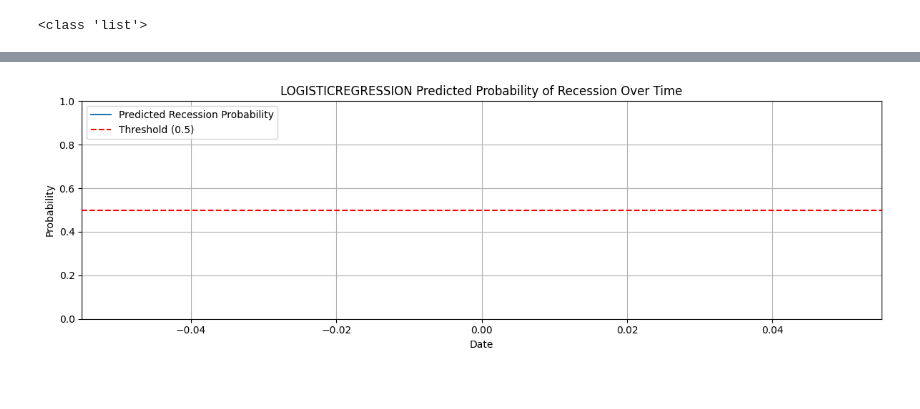
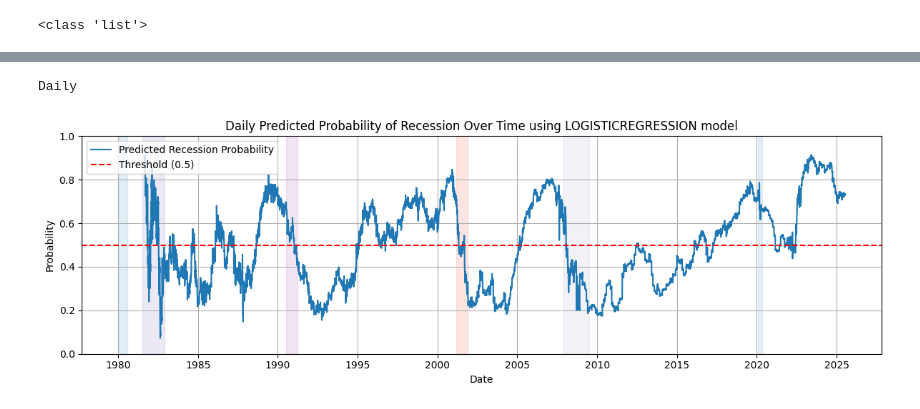
Before and after one commit to GordonOboh/RecessionPredictionML, a Jupyter notebook: Notebooks/Trad_Models2.ipynb, the cells around one changed output, grey strips where cells are left out. Saved outputs shown, nothing was run; the diff lists cells and outputs as text; code cells hidden in the pictures.

Commit message:
done with Trad_Models

```diff
--- a/Notebooks/Trad_Models2.ipynb
+++ b/Notebooks/Trad_Models2.ipynb
@@ -40,8 +40,17 @@ import matplotlib.pyplot as plt
 
 classifier_models = ['logistic', 'xgb', 'balanced_rf', 'easy_ensemble', 'rf']
 
+def xgb_init(y_train):
+    num_pos = sum(y_train == 1)
+    num_neg = sum(y_train == 0)
+    scale = num_neg / num_pos
+    #print(scale)
+    model = XGBClassifier(eval_metric='logloss', random_state=42, scale_pos_weight=scale)
+    return model
+
+
 dict_classifier_models = {'LogisticRegression': LogisticRegression(class_weight='balanced', max_iter=1000, random_state=42),
-                          #'xgb': None,
+                          'xgb': lambda y: xgb_init(y),
                           'BalancedRandomForestClassifier': BalancedRandomForestClassifier(n_estimators=200, random_state=42),
                           'EasyEnsembleClassifier': EasyEnsembleClassifier(n_estimators=200, random_state=42),
                           'RandomForestClassifier': RandomForestClassifier(class_weight='balanced', criterion='log_loss', random_state=42, n_estimators=200)
@@ -225,7 +142,13 @@ for time_freq, df in dict_features.items():
     classifier_results[time_freq] = {}
     for model_name, model in dict_classifier_models.items():
         classifier_results[time_freq][model_name] = {}
-        pipeline, probs = trad_model_init([X_train, y_train],[X_test, y_test], model)
+
+        if callable(model):
+            model_instance = model(y_train)
+        else:
+            model_instance = model
+
+        pipeline, probs = trad_model_init([X_train, y_train],[X_test, y_test], model_instance)
         classifier_results[time_freq][model_name]['pipeline'] = pipeline
         classifier_results[time_freq][model_name]['probs'] = probs
 # %%
@@ -297,45 +211,44 @@ print(len(classifier_results_selective['Daily']))
 # %%
+recessions = pd.read_csv(f"{project_dir}/Dataset/recession_periods.csv")
+
+
 for time_freq, df in dict_features.items():
+    print(time_freq)
     X = df.drop(columns='recession')
     y = df['recession']
     # Train-test split
     #split_at = pd.to_datetime('2015-01-01')
     X_train, X_test = X[X.index < split_at], X[X.index >= split_at]
     y_train, y_test = y[y.index < split_at], y[y.index >= split_at]
     for model_name in classifier_results_selective[time_freq].keys():
         #for pipeline_model in classifier_results_selective[time_freq][model_name]['pipeline']:#.values():
-        for prob_series in classifier_results_selective[time_freq][model_name]['probs']:
-            #data  =
-            #X_all = X
-            #dates_all = pd.to_datetime(X.index)
+        prob_series = classifier_results_selective[time_freq][model_name]['probs']
 
-            # Predict probabilities
-            #probs_all = pipeline_model.predict_proba(X_all)[:, 1]
-            #prob_series = pd.Series(probs_all, index=dates_all)
-            print(prob_series)
-            # Plot
-            #plt.figure(figsize=(12, 4))
-            #plt.plot(prob_series, label='Predicted Recession Probability')
-            #if model_name in ['logistic']:
-            #    plt.axhline(y=0.4, color='r', linestyle='--', label='Threshold (0.4)')
-            #elif model_name in ['balanced_rf','rf']:
-            #    plt.axhline(y=0.85, color='r', linestyle='--', label='Threshold (0.8)')
-            #else:
-            #    plt.axhline(y=0.5, color='r', linestyle='--', label='Threshold (0.5)')
+        #print((prob_series))
+        # Plot
+        plt.figure(figsize=(12, 4))
+        plt.plot(prob_series, label='Predicted Recession Probability')
+        #if model_name in ['logistic']:
+        #    plt.axhline(y=0.4, color='r', linestyle='--', label='Threshold (0.4)')
+        #elif model_name in ['balanced_rf','rf']:
+        #    plt.axhline(y=0.85, color='r', linestyle='--', label='Threshold (0.8)')
+        #else:
+        #    plt.axhline(y=0.5, color='r', linestyle='--', label='Threshold (0.5)')
 #
-            ##if recessions is not None:
-            ##    for start, end, color, label_rec in recessions:
-            ##        plt.axvspan(start, end, color=color, alpha=0.2, label=label_rec)
+        if recessions is not None:
+            for row in recessions.itertuples(index=False):
+                plt.axvspan(pd.to_datetime(row.start), pd.to_datetime(row.end), color=row.color, alpha=0.2, label=row.recession_label)
 #
-            ##plt.xlim(0, 1)
-            #plt.title(f'{model_name.upper()} Predicted Probability of Recession Over Time')
-            #plt.xlabel('Date')
-            #plt.ylabel('Probability')
-            #handles, labels = plt.gca().get_legend_handles_labels()
-            #plt.legend(handles[:2], labels[:2], loc = 'upper left')
-            #plt.ylim(0, 1)
-            #plt.grid(True)
-            #plt.tight_layout()
-            #plt.show()
+        #plt.xlim(0, 1)
+        plt.title(f'{time_freq} Predicted Probability of Recession Over Time using {model_name.upper()} model')
+        plt.xlabel('Date')
+        plt.ylabel('Probability')
+        handles, labels = plt.gca().get_legend_handles_labels()
+        plt.legend(handles[:2], labels[:2], loc = 'upper left')
+        plt.ylim(0, 1)
+        plt.grid(True)
+        plt.tight_layout()
+        plt.show()
 # %% [output]
+Daily
-[figure, old version]
+[figure, new version]
```
Also changed, not shown: parts of 15 cells of this notebook, 1 other file.
